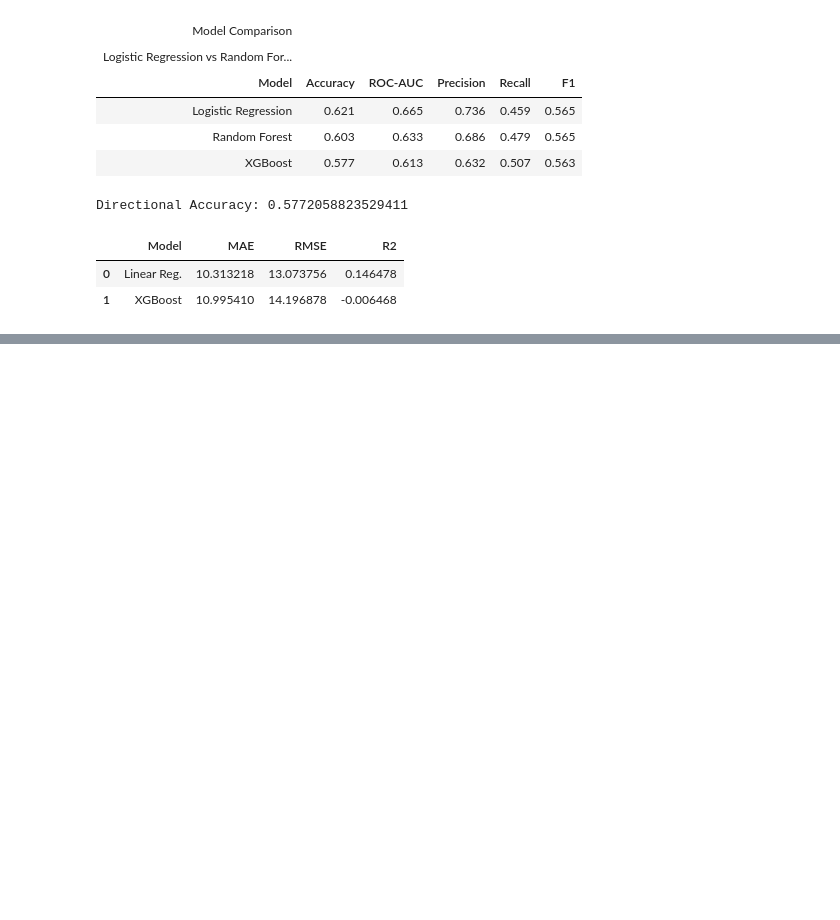
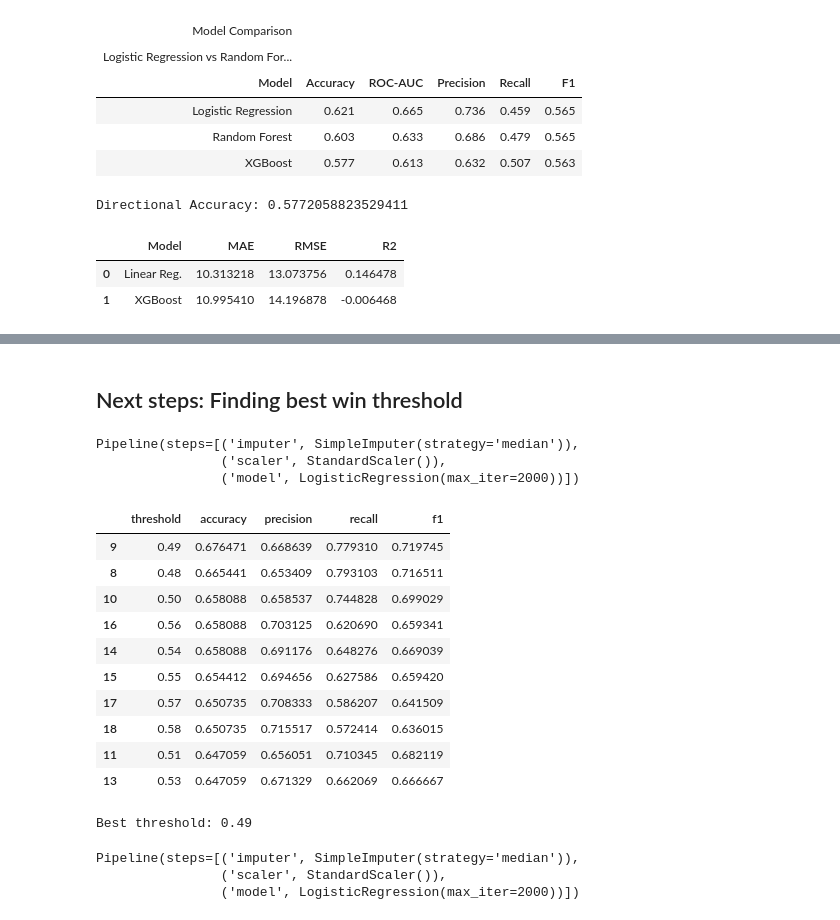
Before and after one commit to felipeaguilarch/CSE482, a Jupyter notebook: notebooks/NFL_models.ipynb, the cells around one changed output, grey strips where cells are left out. Saved outputs shown, nothing was run; the diff lists cells and outputs as text; code cells hidden in the pictures; blank space fills up the shorter version.

Commit message:
Updates and future plans to models

```diff
--- a/notebooks/NFL_models.ipynb
+++ b/notebooks/NFL_models.ipynb
@@ -1418,0 +1449,2 @@ reg_df
+# %% [markdown]
+## Next steps: Finding best win threshold
@@ -1418,0 +1464,73 @@ reg_df
+# %%
+from sklearn.pipeline import Pipeline
+from sklearn.impute import SimpleImputer
+from sklearn.preprocessing import StandardScaler
+from sklearn.linear_model import LogisticRegression
+
+logistic1 = Pipeline([
+    ("imputer", SimpleImputer(strategy="median")),
+    ("scaler", StandardScaler()),
+    ("model", LogisticRegression(max_iter=2000))
+])
+
+logistic1.fit(X_train, y_train)
+# %% [output]
+Pipeline(steps=[('imputer', SimpleImputer(strategy='median')),
+                ('scaler', StandardScaler()),
+                ('model', LogisticRegression(max_iter=2000))])
+# %%
+val_proba = logistic1.predict_proba(X_val)[:, 1]
+# %%
+import numpy as np
+import pandas as pd
+from sklearn.metrics import accuracy_score, precision_score, recall_score, f1_score
+
+threshold_results = []
+
+for t in np.arange(0.40, 0.71, 0.01):
+    val_pred = (val_proba > t).astype(int)
+
+    threshold_results.append({
+        "threshold": round(t, 2),
+        "accuracy": accuracy_score(y_val, val_pred),
+        "precision": precision_score(y_val, val_pred, zero_division=0),
+        "recall": recall_score(y_val, val_pred, zero_division=0),
+        "f1": f1_score(y_val, val_pred, zero_division=0)
+    })
+
+threshold_df = pd.DataFrame(threshold_results)
+threshold_df.sort_values("accuracy", ascending=False).head(10)
+# %% [output]
+|  | threshold | accuracy | precision | recall | f1 |
+| 9 | 0.49 | 0.676471 | 0.668639 | 0.779310 | 0.719745 |
+| 8 | 0.48 | 0.665441 | 0.653409 | 0.793103 | 0.716511 |
+| 10 | 0.50 | 0.658088 | 0.658537 | 0.744828 | 0.699029 |
+| 16 | 0.56 | 0.658088 | 0.703125 | 0.620690 | 0.659341 |
+| 14 | 0.54 | 0.658088 | 0.691176 | 0.648276 | 0.669039 |
+| 15 | 0.55 | 0.654412 | 0.694656 | 0.627586 | 0.659420 |
+| 17 | 0.57 | 0.650735 | 0.708333 | 0.586207 | 0.641509 |
+| 18 | 0.58 | 0.650735 | 0.715517 | 0.572414 | 0.636015 |
+| 11 | 0.51 | 0.647059 | 0.656051 | 0.710345 | 0.682119 |
+| 13 | 0.53 | 0.647059 | 0.671329 | 0.662069 | 0.666667 |
+# %%
+best_threshold = threshold_df.sort_values("accuracy", ascending=False).iloc[0]["threshold"]
+print("Best threshold:", best_threshold)
+# %% [output]
+Best threshold: 0.49
+# %%
+trainval_df = df_model[df_model["season"].isin([2021, 2022, 2023, 2024])].copy()
+
+X_trainval = trainval_df[feature_cols]
+y_trainval = trainval_df["home_win"]
+
+final_logistic = Pipeline([
+    ("imputer", SimpleImputer(strategy="median")),
+    ("scaler", StandardScaler()),
+    ("model", LogisticRegression(max_iter=2000))
+])
+
+final_logistic.fit(X_trainval, y_trainval)
+# %% [output]
+Pipeline(steps=[('imputer', SimpleImputer(strategy='median')),
+                ('scaler', StandardScaler()),
+                ('model', LogisticRegression(max_iter=2000))])
```
Also changed, not shown: parts of 9 cells of this notebook.
